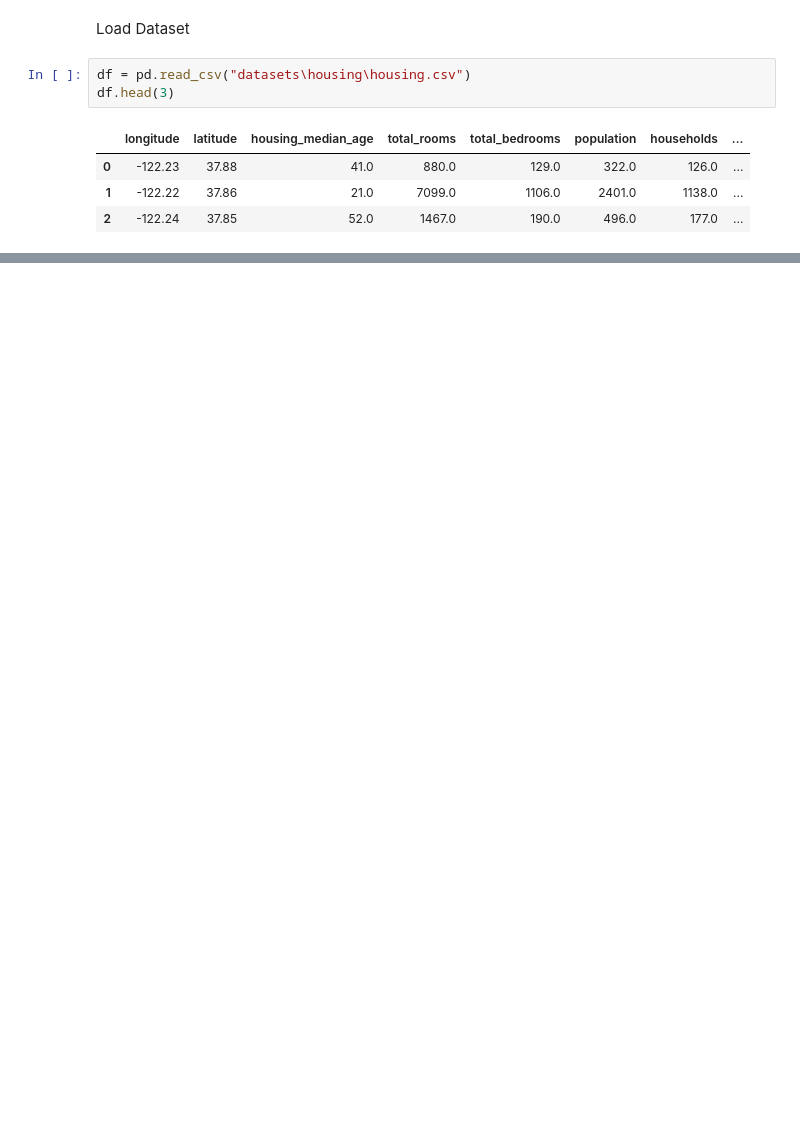
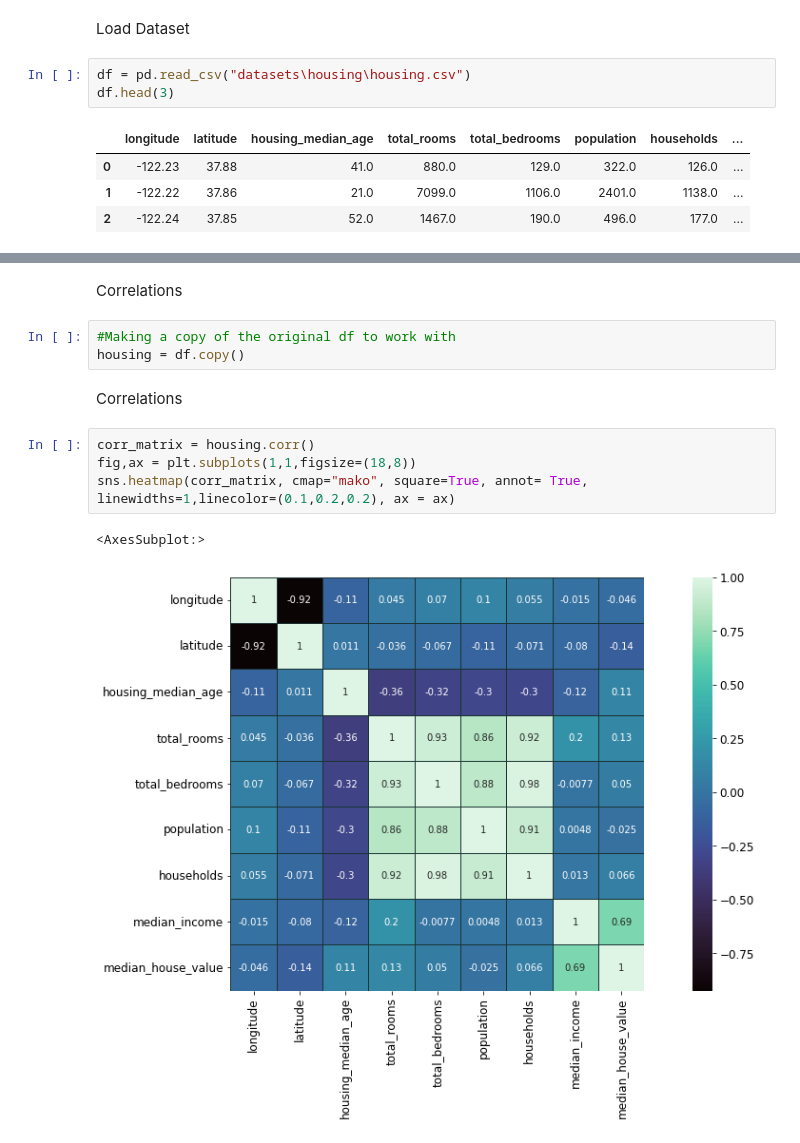
Before and after one commit to MaudDK/ML-Calfornia-Housing-Dataset-Geron, a Jupyter notebook: explore.ipynb, the cells around one changed output, grey strips where cells are left out. Cells and saved outputs as stored; diff of their text form; blank space fills up the shorter version.

```diff
--- a/explore.ipynb
+++ b/explore.ipynb
@@ -36,0 +103,14 @@ df.head(3)
+# %% [markdown]
+Correlations
+# %%
+#Making a copy of the original df to work with
+housing = df.copy()
+# %% [markdown]
+Correlations
+# %%
+corr_matrix = housing.corr()
+fig,ax = plt.subplots(1,1,figsize=(18,8))
+sns.heatmap(corr_matrix, cmap="mako", square=True, annot= True, linewidths=1,linecolor=(0.1,0.2,0.2), ax = ax)
+# %% [output]
+<AxesSubplot:>
+[figure, added]
```
Also changed, not shown: parts of 18 cells of this notebook.
